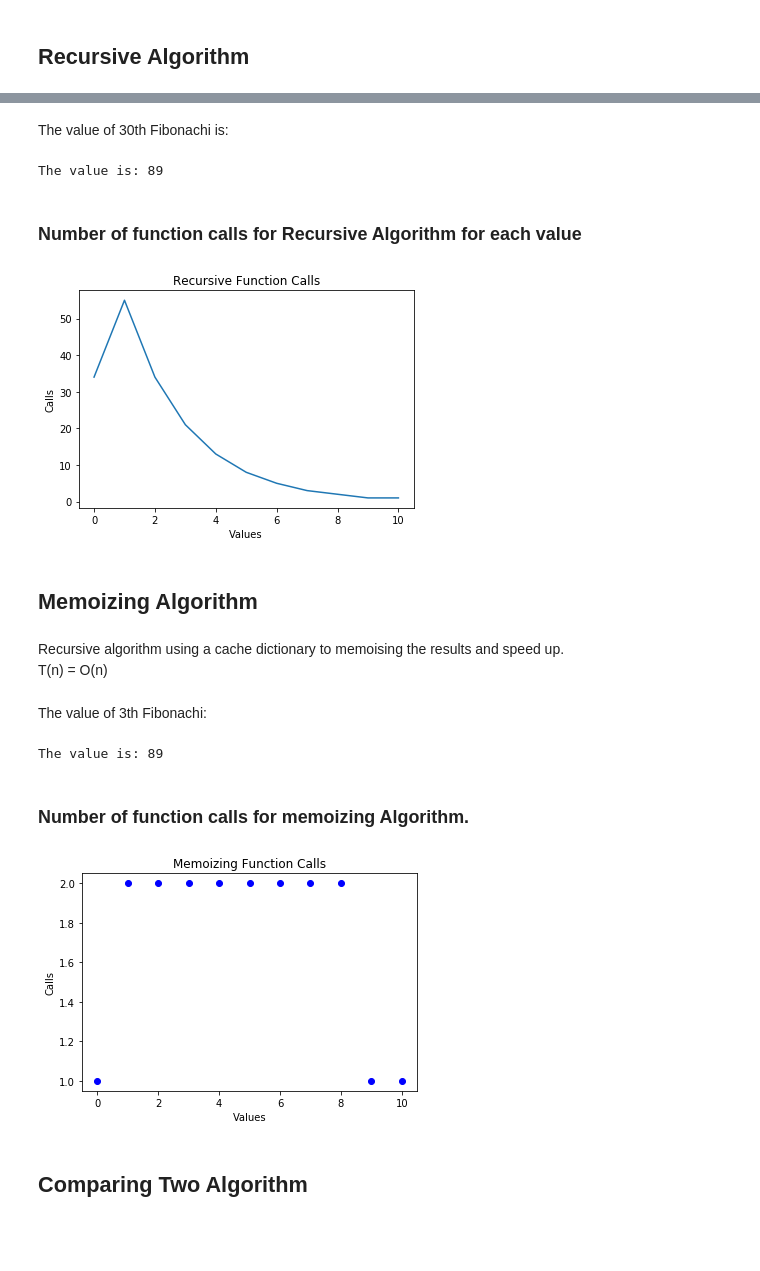
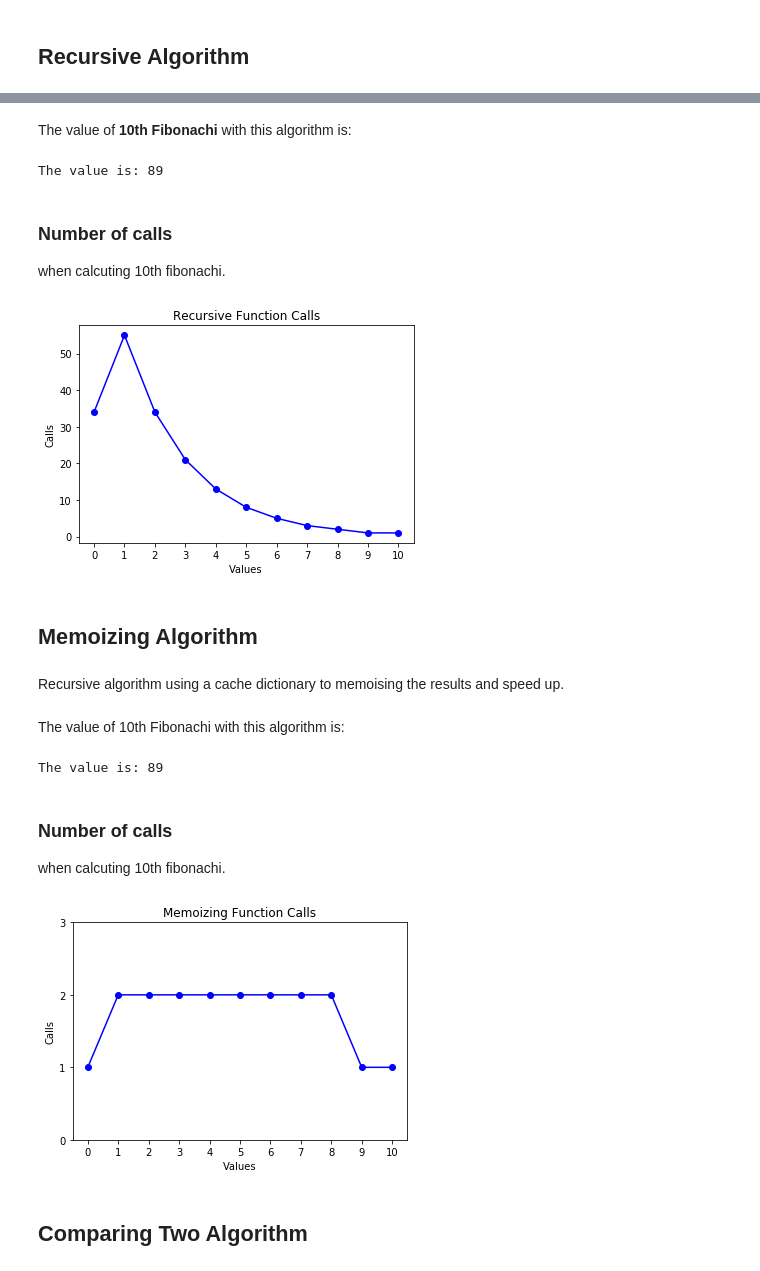
Before and after one commit to Hame-daani/Algorithms, a Jupyter notebook: Divide_and_Conqure/Fibonachi/Fibonachi.ipynb, the cells around one changed output, grey strips where cells are left out. Drawn from its saved outputs; the diff is of its cells as text; code cells hidden in the pictures; blank space fills up the shorter version.

```diff
--- a/Divide_and_Conqure/Fibonachi/Fibonachi.ipynb
+++ b/Divide_and_Conqure/Fibonachi/Fibonachi.ipynb
@@ -28,28 +31,30 @@ def Recursive_fib(x):
             return fib_recur(x-1) + fib_recur(x-2)
     return fib_recur(x),counter
 # %% [markdown]
-The value of 30th Fibonachi is:
+The value of **10th Fibonachi** with this algorithm is:
 # %%
 x,recur_count_10 = Recursive_fib(10)
 print("The value is:",x)
 # %% [output]
 The value is: 89
-# %% [markdown]
-### Number of function calls for Recursive Algorithm for each value
+# %% [markdown]
+### Number of calls
+
+when calcuting 10th fibonachi.
 # %%
 values, calls = zip(*sorted(recur_count_10.items()))
-plt.plot(values, calls)
+plt.plot(values, calls,'bo-')
 plt.xlabel('Values')
 plt.ylabel('Calls')
 plt.title('Recursive Function Calls')
+plt.xticks(list(range(0,11,1)))
 plt.show()
 # %% [output]
-[figure, old version]
+[figure, new version]
 # %% [markdown]
 ## Memoizing Algorithm
 # %% [markdown]
 Recursive algorithm using a cache dictionary to memoising the results and speed up.
-T(n) = O(n)
 # %%
 def Memoizing_fib(x):
     counter = {}
@@ -67,23 +72,27 @@ def Memoizing_fib(x):
                 return cache[x]
     return fib_memo(x),counter
 # %% [markdown]
-The value of 3th Fibonachi:
+The value of 10th Fibonachi with this algorithm is:
 # %%
 x, memo_count_10 = Memoizing_fib(10)
 print("The value is:",x)
 # %% [output]
 The value is: 89
 # %% [markdown]
-### Number of function calls for memoizing Algorithm.
+### Number of calls
+
+when calcuting 10th fibonachi.
 # %%
 values, calls = zip(*sorted(memo_count_10.items()))
-plt.plot(values, calls,'bo')
+plt.plot(values, calls,'bo-')
 plt.xlabel('Values')
 plt.ylabel('Calls')
 plt.title('Memoizing Function Calls')
+plt.xticks(list(range(0,11,1)))
+plt.yticks([0,1,2,3])
 plt.show()
 # %% [output]
-[figure, old version]
+[figure, new version]
 # %% [markdown]
 ## Comparing Two Algorithm
 # %% [markdown]
```
Also changed, not shown: parts of 12 cells of this notebook, 9 other files.
